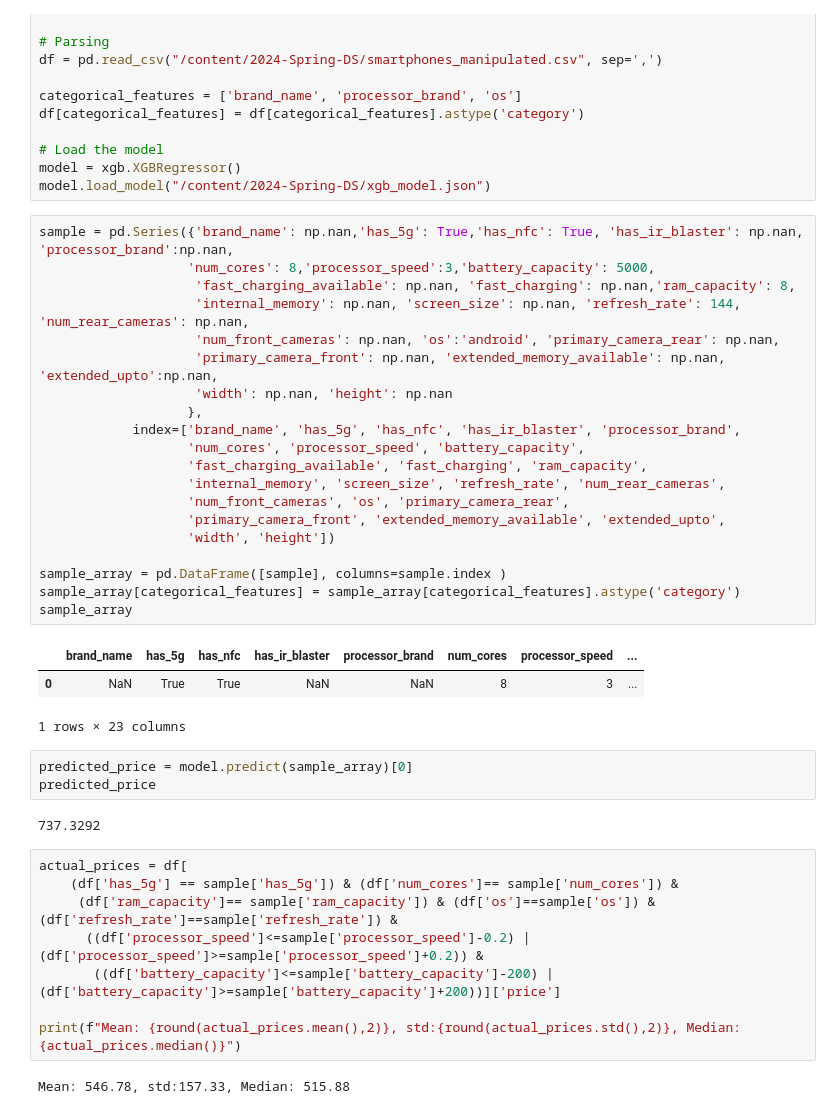
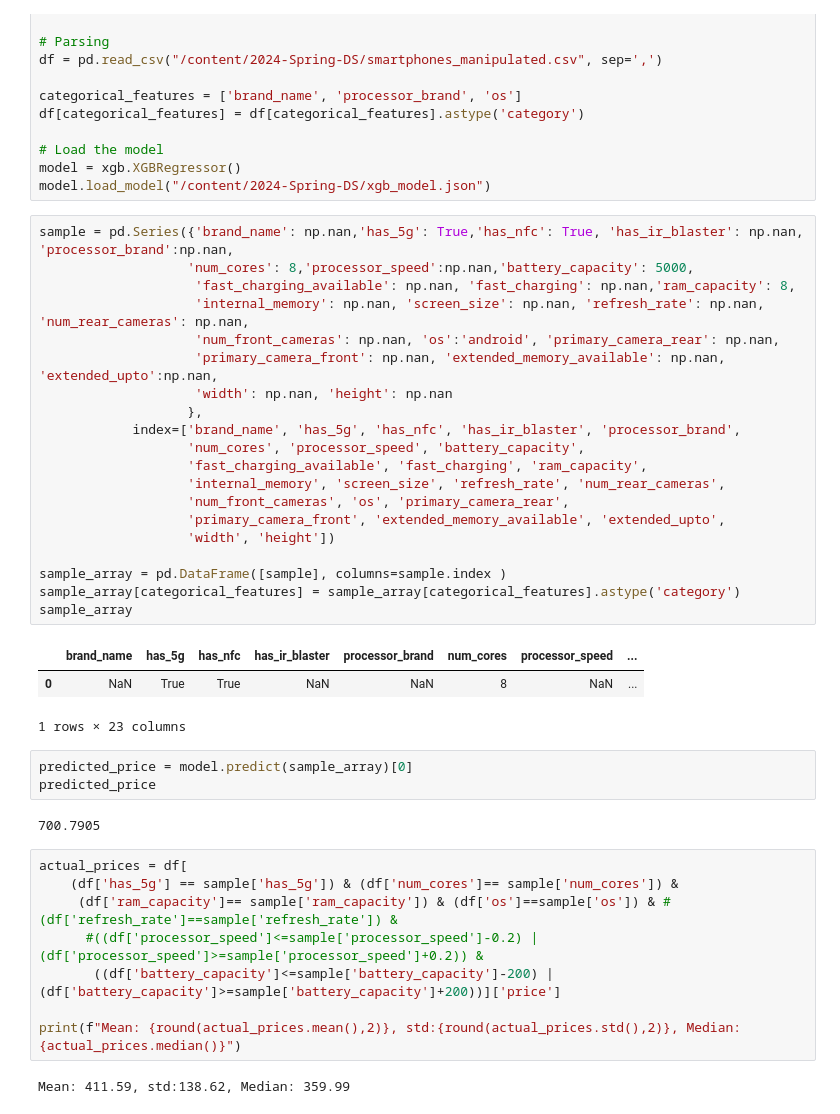
Before and after one commit to oprostep/2024-Spring-DS, a Jupyter notebook: xgb_model_test.ipynb, the cells around one changed output. Drawn from its saved outputs; the diff is of its cells as text.

```diff
--- a/xgb_model_test.ipynb
+++ b/xgb_model_test.ipynb
@@ -20,43 +20,43 @@ model = xgb.XGBRegressor()
 model.load_model("/content/2024-Spring-DS/xgb_model.json")
 # %%
 sample = pd.Series({'brand_name': np.nan,'has_5g': True,'has_nfc': True, 'has_ir_blaster': np.nan, 'processor_brand':np.nan,
-                   'num_cores': 8,'processor_speed':3,'battery_capacity': 5000,
+                   'num_cores': 8,'processor_speed':np.nan,'battery_capacity': 5000,
                     'fast_charging_available': np.nan, 'fast_charging': np.nan,'ram_capacity': 8,
-                    'internal_memory': np.nan, 'screen_size': np.nan, 'refresh_rate': 144, 'num_rear_cameras': np.nan,
+                    'internal_memory': np.nan, 'screen_size': np.nan, 'refresh_rate': np.nan, 'num_rear_cameras': np.nan,
                     'num_front_cameras': np.nan, 'os':'android', 'primary_camera_rear': np.nan,
                     'primary_camera_front': np.nan, 'extended_memory_available': np.nan, 'extended_upto':np.nan,
                     'width': np.nan, 'height': np.nan
                    },
             index=['brand_name', 'has_5g', 'has_nfc', 'has_ir_blaster', 'processor_brand',
                    'num_cores', 'processor_speed', 'battery_capacity',
                    'fast_charging_available', 'fast_charging', 'ram_capacity',
                    'internal_memory', 'screen_size', 'refresh_rate', 'num_rear_cameras',
                    'num_front_cameras', 'os', 'primary_camera_rear',
                    'primary_camera_front', 'extended_memory_available', 'extended_upto',
                    'width', 'height'])
 
 sample_array = pd.DataFrame([sample], columns=sample.index )
 sample_array[categorical_features] = sample_array[categorical_features].astype('category')
 sample_array
 # %% [output]
 |  | brand_name | has_5g | has_nfc | has_ir_blaster | processor_brand | num_cores | processor_speed | ... |
-| 0 | NaN | True | True | NaN | NaN | 8 | 3 | ... |
+| 0 | NaN | True | True | NaN | NaN | 8 | NaN | ... |
 1 rows × 23 columns
 # %%
 predicted_price = model.predict(sample_array)[0]
 predicted_price
 # %% [output]
-737.3292
+700.7905
 # %%
 actual_prices = df[
     (df['has_5g'] == sample['has_5g']) & (df['num_cores']== sample['num_cores']) &
-     (df['ram_capacity']== sample['ram_capacity']) & (df['os']==sample['os']) & (df['refresh_rate']==sample['refresh_rate']) &
-      ((df['processor_speed']<=sample['processor_speed']-0.2) | (df['processor_speed']>=sample['processor_speed']+0.2)) &
+     (df['ram_capacity']== sample['ram_capacity']) & (df['os']==sample['os']) & #(df['refresh_rate']==sample['refresh_rate']) &
+      #((df['processor_speed']<=sample['processor_speed']-0.2) | (df['processor_speed']>=sample['processor_speed']+0.2)) &
        ((df['battery_capacity']<=sample['battery_capacity']-200) | (df['battery_capacity']>=sample['battery_capacity']+200))]['price']
 
 print(f"Mean: {round(actual_prices.mean(),2)}, std:{round(actual_prices.std(),2)}, Median: {actual_prices.median()}")
 # %% [output]
-Mean: 546.78, std:157.33, Median: 515.88
+Mean: 411.59, std:138.62, Median: 359.99
 # %%
 df[
     (df['has_5g'] == sample['has_5g']) & (df['num_cores']== sample['num_cores']) &
```
Also changed, not shown: parts of 1 cell of this notebook.
